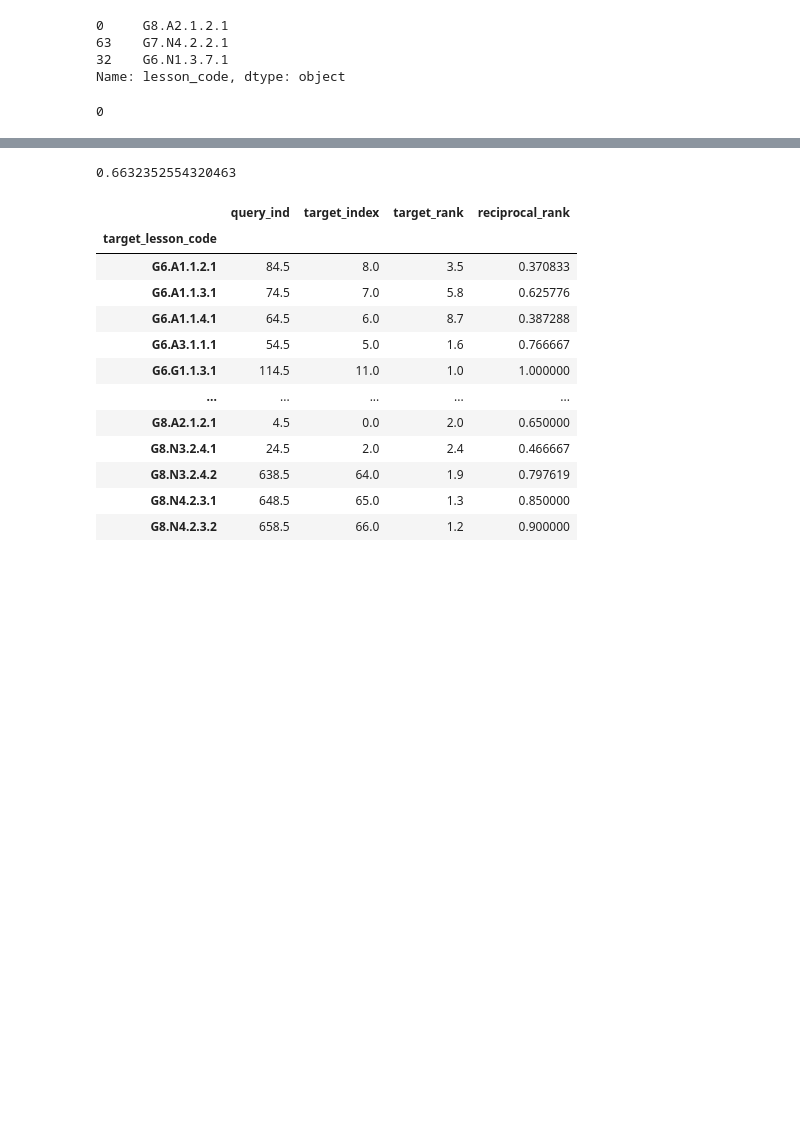
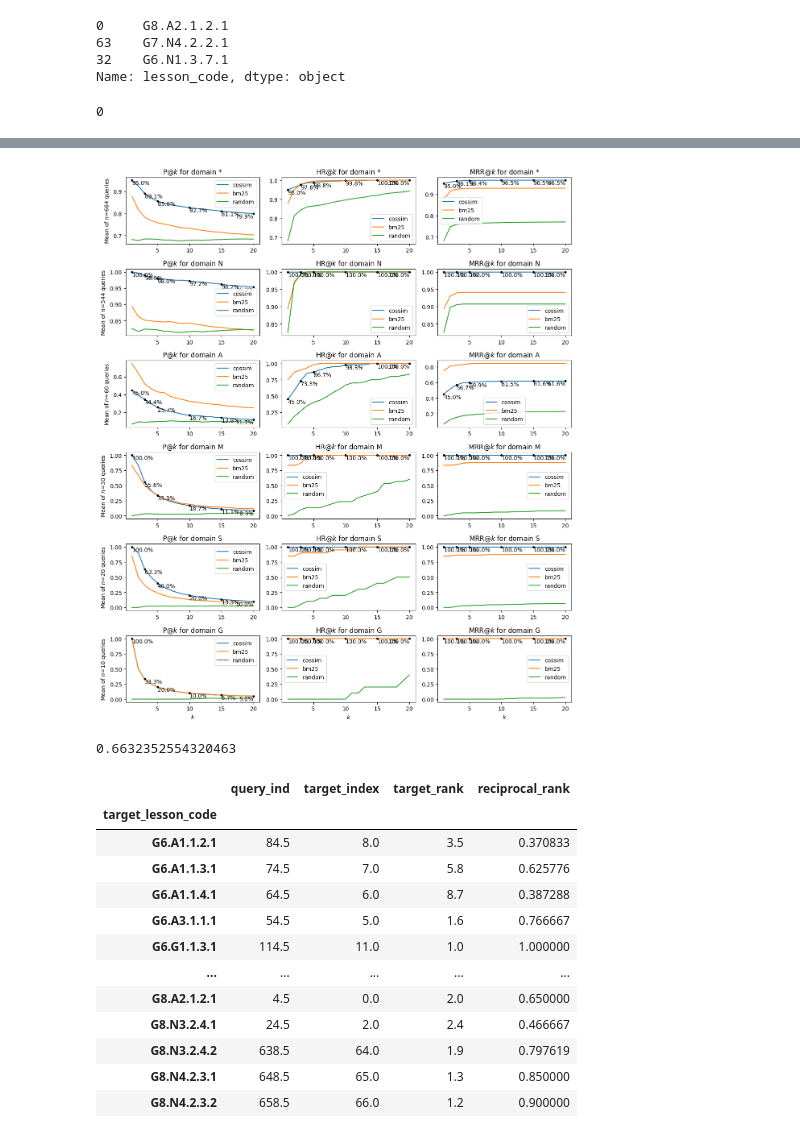
Before and after one commit to DigitalHarborFoundation/llm-math-education, a Jupyter notebook: notebook/EmbeddingTests.ipynb, the cells around one changed output, grey strips where cells are left out. Drawn from its saved outputs; the diff is of its cells as text; code cells hidden in the pictures; blank space fills up the shorter version.

```diff
--- a/notebook/EmbeddingTests.ipynb
+++ b/notebook/EmbeddingTests.ipynb
@@ -291,0 +545,63 @@ eval_df.shape
+# %%
+subset_col_name = "domain"
+group_counts = score_df[subset_col_name].value_counts()
+nrows = len(group_counts) + 1
+
+metrics = ["P@$k$", "HR@$k$", "MRR@$k$"]
+fig, axes = plt.subplots(nrows, len(metrics), figsize=(12, 14))
+
+xs = []
+for i in range(1, k + 1):
+    xs.append(i)
+
+for row_ind, group_name in enumerate(
+    [
+        "*",
+    ]
+    + list(group_counts.to_dict().keys())
+):
+    for col_ind, metric in enumerate(metrics):
+        ax = axes[row_ind, col_ind]
+        for method in ["cossim", "bm25", "random"]:
+            ys = []
+            for i in range(1, k + 1):
+                if group_name == "*":
+                    sdf = score_df[
+                        (score_df.value_name == subset_col_name) & (score_df.method == method) & (score_df.k == i)
+                    ]
+                else:
+                    sdf = score_df[
+                        (score_df.value_name == subset_col_name)
+                        & (score_df[subset_col_name] == group_name)
+                        & (score_df.method == method)
+                        & (score_df.k == i)
+                    ]
+                if metric == "HR@$k$":
+                    m = sdf.has_hit.mean()
+                elif metric == "MRR@$k$":
+                    m = sdf.reciprocal_rank.mean()
+                else:
+                    m = sdf.precision.mean()
+                ys.append(m)
+
+            assert len(xs) == len(ys)
+
+            ax.plot(xs, ys, label=f"{method}")
+
+            if method == "cossim":
+                for n in [1, 3, 5, 10, 15, 20]:
+                    ax.scatter(n, ys[n - 1], color="black", zorder=10, marker=".")
+                    ax.text(n, ys[n - 1], f"{ys[n-1]:.1%}", va="top", ha="left" if n < 20 else "right")
+
+        ax.set_title(f"{metric} for {subset_col_name} {group_name}")
+        if row_ind == nrows - 1:
+            ax.set_xlabel("$k$")
+        if col_ind == 0:
+            ax.set_ylabel(f"Mean of $n$={len(sdf)} queries")
+
+        ax.legend()
+
+fig.tight_layout()
+plt.show()
+# %% [output]
+[figure, added]
```
Also changed, not shown: parts of 31 cells of this notebook.
